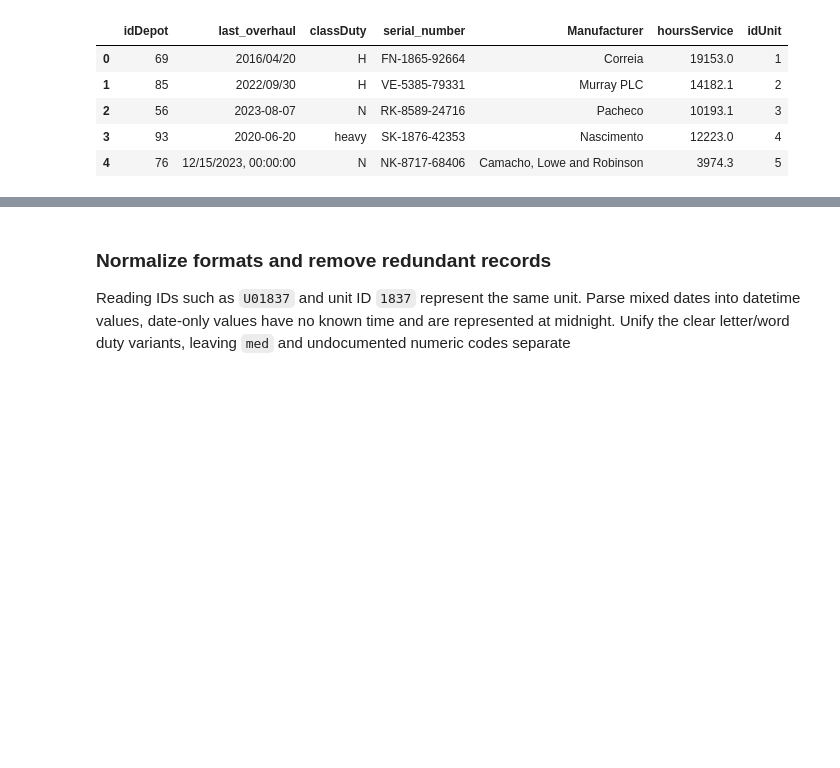
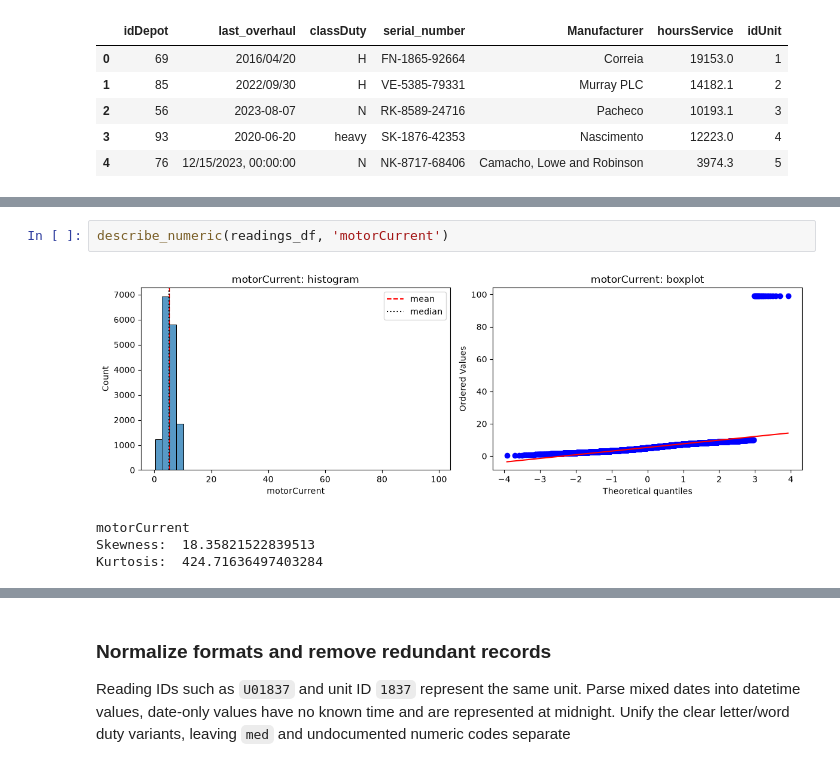
Before and after one commit to CIEXYZ/IAU_Kysil_Petrishka, a Jupyter notebook: src/phase1.ipynb, the cells around one changed output, grey strips where cells are left out. Saved outputs shown, nothing was run; the diff lists cells and outputs as text; blank space fills up the shorter version.

```diff
--- a/src/phase1.ipynb
+++ b/src/phase1.ipynb
@@ -153,0 +161,7 @@ gateways_df.firmware_version.value_counts().plot(kind='bar')
+# %%
+describe_numeric(readings_df, 'motorCurrent')
+# %% [output]
+[figure, added]
+motorCurrent
+Skewness:  18.35821522839513
+Kurtosis:  424.71636497403284
```
Also changed, not shown: parts of 85 cells of this notebook.
